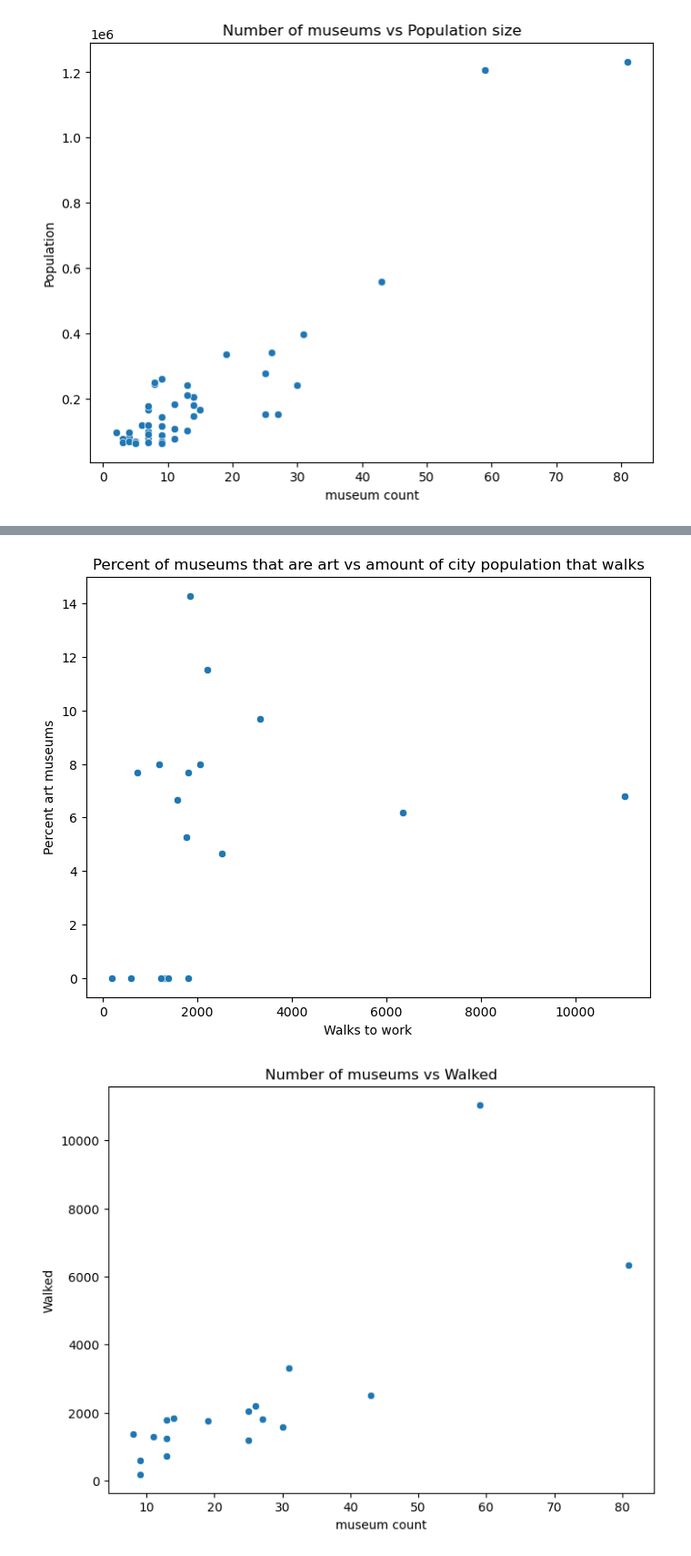
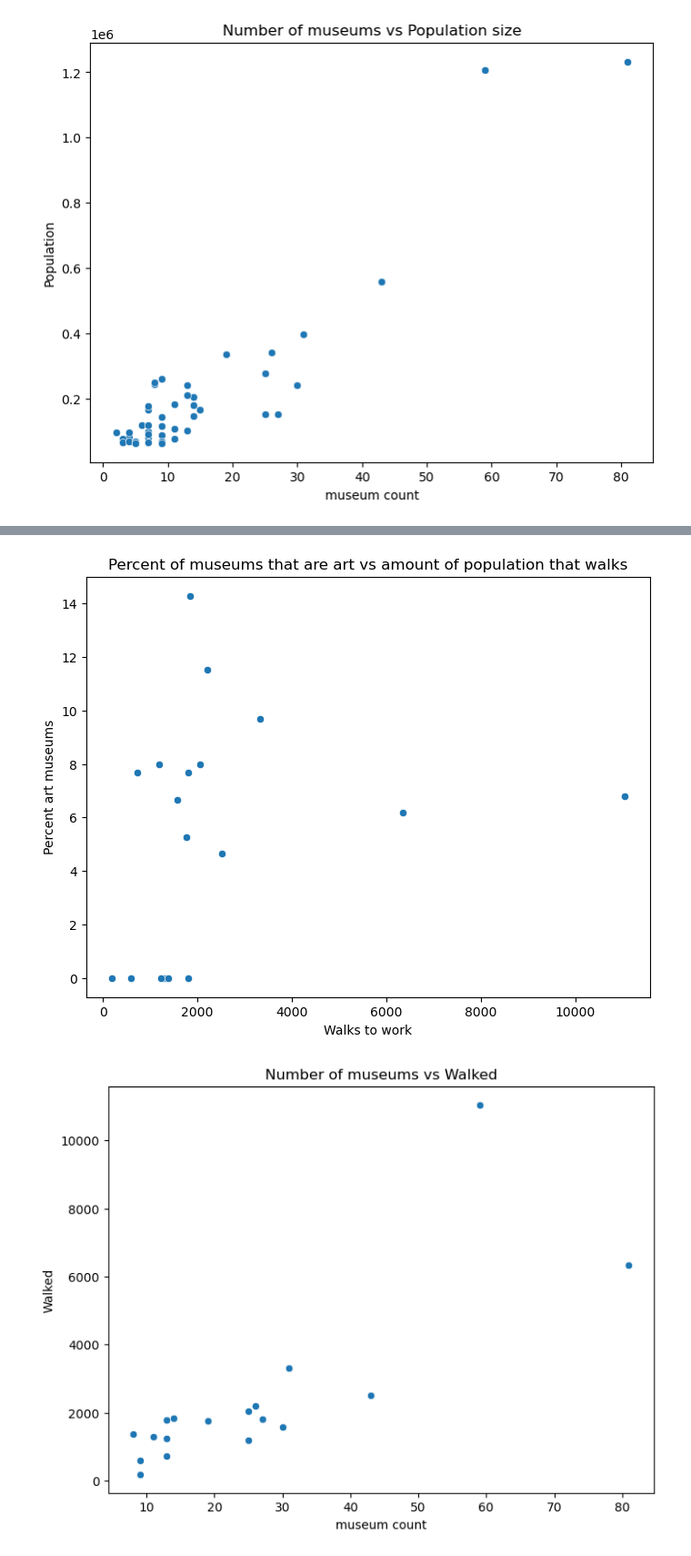
Before and after one commit to allisonbri/DataSciencePortfolio, a Jupyter notebook: PortfolioProject1.ipynb, the cells around one changed output, grey strips where cells are left out. Shown at 91% size. Drawn from its saved outputs; the diff is of its cells as text; code cells hidden in the pictures.

```diff
--- a/PortfolioProject1.ipynb
+++ b/PortfolioProject1.ipynb
@@ -251,12 +260,12 @@ plt.show()
 # %%
 plt.figure(figsize=(8,6))
 sns.scatterplot(data=df, x="Walks", y="percent_art_museum")
-plt.title("Percent of museums that are art vs amountof city population that walks")
+plt.title("Percent of museums that are art vs amount of population that walks")
 plt.xlabel("Walks to work")
 plt.ylabel("Percent art museums")
 plt.show()
 # %% [output]
-[figure, old version]
+[figure, new version]
 # %%
 plt.figure(figsize=(8,6))
 sns.scatterplot(data=df, x="museum_count", y="Walks")
```
Also changed, not shown: parts of 1 cell of this notebook.
